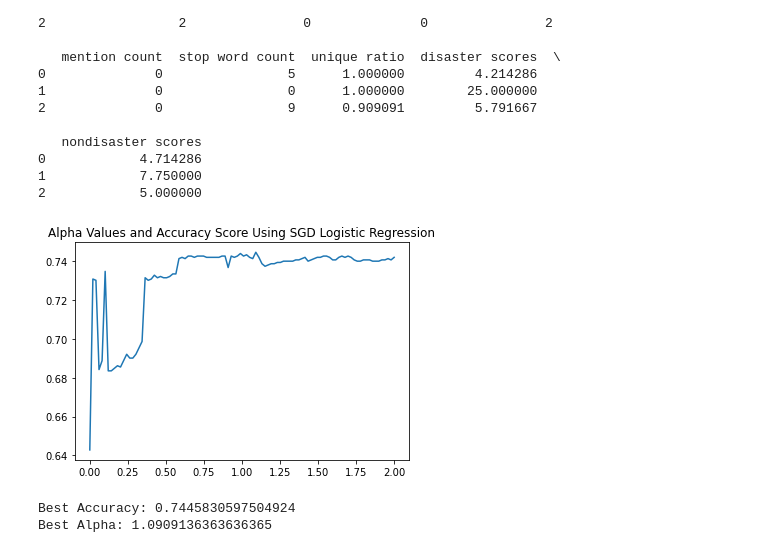
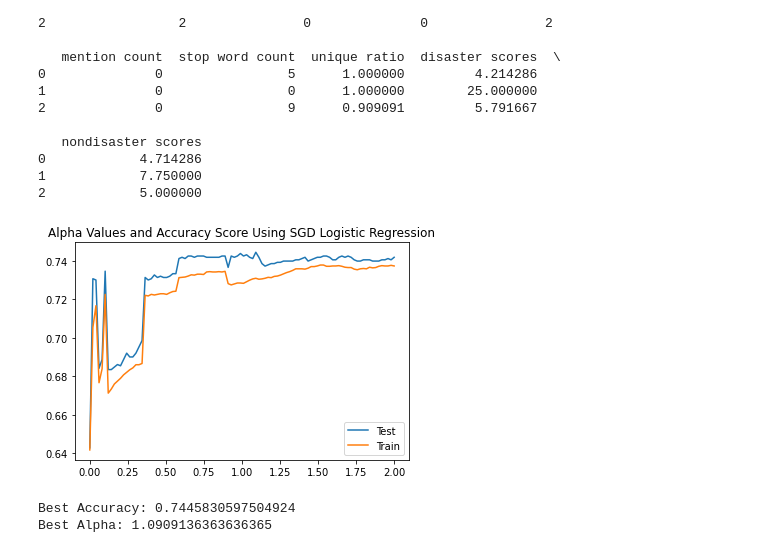
Before and after one commit to mayank-mishra-1/IdentifyingDisasterTweets, a Jupyter notebook: Data Analysis.ipynb, the cells around one changed output. Drawn from its saved outputs; the diff is of its cells as text; code cells hidden in the pictures.

```diff
--- a/Data Analysis.ipynb
+++ b/Data Analysis.ipynb
@@ -670,27 +677,31 @@ print(tweets.head(3))
 # %%
 X = tweets.to_numpy()
 y = labels.to_numpy()
 
 X_train, X_test, y_train, y_test = train_test_split(X, y, test_size=0.2, random_state=42)
 
-scores = []
+scores_test = []
+scores_train = []
 alphas = np.linspace(0.00001, 2, 100)
 
 
 for alpha in alphas:
-
     logisticRegression = SGDClassifier(loss='log', penalty='l2', alpha=alpha, max_iter=1000, shuffle=True, verbose=0, random_state=42)
     logisticRegression.fit(X_train, y_train)
-    y_pred = logisticRegression.predict(X_test)
-    accuracy = accuracy_score(y_pred, y_test)
-    scores.append(accuracy)
+    y_pred_train = logisticRegression.predict(X_train)
+    y_pred_test = logisticRegression.predict(X_test)
+    scores_train.append(accuracy_score(y_pred_train, y_train))
+    scores_test.append(accuracy_score(y_pred_test, y_test))
 
-plt.plot(alphas, scores)
+plt.plot(alphas, scores_test, label="Test")
+plt.plot(alphas, scores_train, label="Train")
+
 plt.title("Alpha Values and Accuracy Score Using SGD Logistic Regression")
+plt.legend()
 plt.show()
 print("Best Accuracy: " + str(max(scores)))
 print("Best Alpha: " + str(alphas[scores.index(max(scores))]))
 # %% [output]
-[figure, old version]
+[figure, new version]
 Best Accuracy: 0.7445830597504924
 Best Alpha: 1.0909136363636365
```
Also changed, not shown: parts of 1 cell of this notebook.
